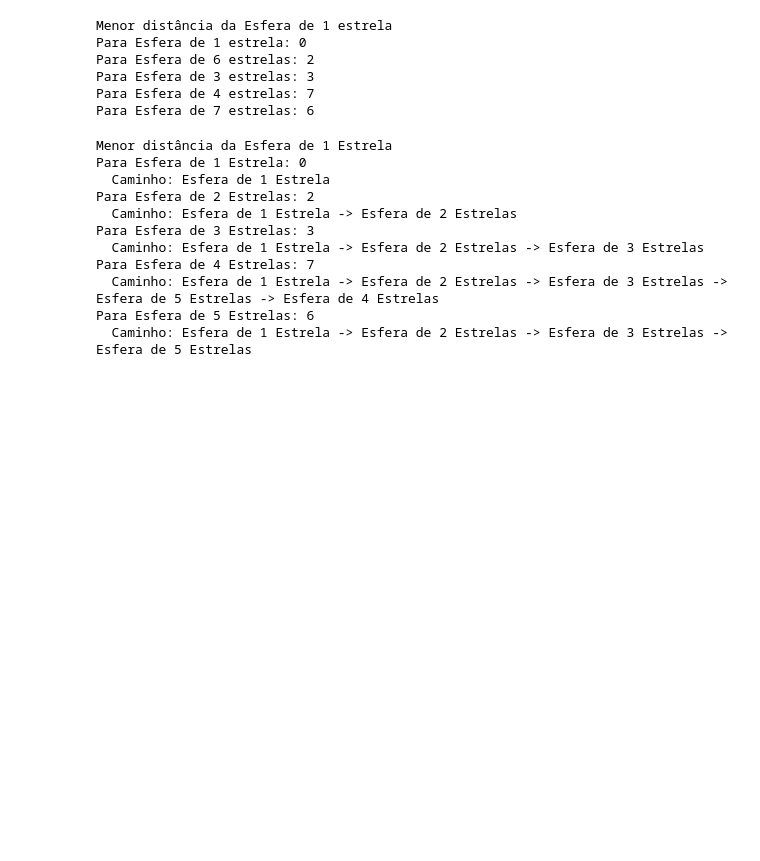
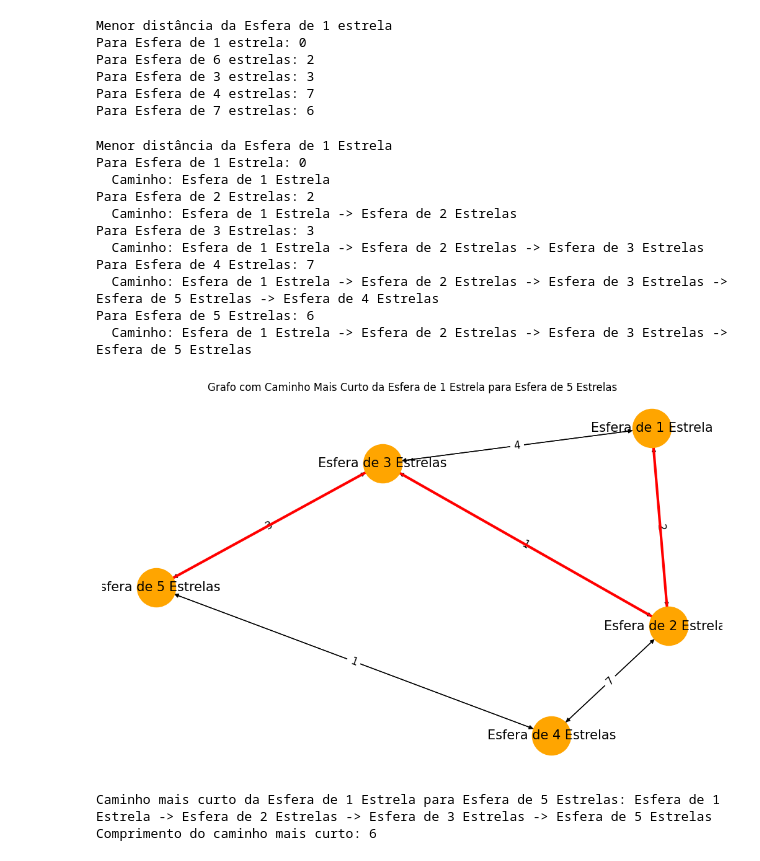
Before and after one commit to LucyenePinheiro/Algoritmos-de-Busca-Instru-es, a Jupyter notebook: lucyene_neves_e.ipynb, the cells around one changed output. Drawn from its saved outputs; the diff is of its cells as text; code cells hidden in the pictures; blank space fills up the shorter version.

Commit message:
grafo direcionado usando biblioteca network

```diff
--- a/lucyene_neves_e.ipynb
+++ b/lucyene_neves_e.ipynb
@@ -523,3 +523,57 @@ Para Esfera de 4 Estrelas: 7
   Caminho: Esfera de 1 Estrela -> Esfera de 2 Estrelas -> Esfera de 3 Estrelas -> Esfera de 5 Estrelas -> Esfera de 4 Estrelas
 Para Esfera de 5 Estrelas: 6
   Caminho: Esfera de 1 Estrela -> Esfera de 2 Estrelas -> Esfera de 3 Estrelas -> Esfera de 5 Estrelas
+# %%
+#Grafo caminho mais curto da esfera de 1 estrela para a esfera de 5 estrelas
+import networkx as nx
+import matplotlib.pyplot as plt
+
+# Grafo de exemplo
+graph = {
+    'Esfera de 1 Estrela': [('Esfera de 2 Estrelas', 2), ('Esfera de 3 Estrelas', 4)],
+    'Esfera de 2 Estrelas': [('Esfera de 1 Estrela', 2), ('Esfera de 3 Estrelas', 1), ('Esfera de 4 Estrelas', 7)],
+    'Esfera de 3 Estrelas': [('Esfera de 1 Estrela', 4), ('Esfera de 2 Estrelas', 1), ('Esfera de 5 Estrelas', 3)],
+    'Esfera de 4 Estrelas': [('Esfera de 2 Estrelas', 7), ('Esfera de 5 Estrelas', 1)],
+    'Esfera de 5 Estrelas': [('Esfera de 3 Estrelas', 3), ('Esfera de 4 Estrelas', 1)],
+}
+
+# Criação do grafo direcionado
+G = nx.DiGraph()
+for node, edges in graph.items():
+    for neighbor, weight in edges:
+        G.add_edge(node, neighbor, weight=weight)
+
+# Cálculo do caminho mais curto usando Dijkstra
+origem = 'Esfera de 1 Estrela'
+destino = 'Esfera de 5 Estrelas'
+path = nx.dijkstra_path(G, origem, destino, weight='weight')
+shortest_path_length = nx.dijkstra_path_length(G, origem, destino, weight='weight')
+
+# Gerar posições dos nós para o layout "Spring"
+pos = nx.spring_layout(G)
+
+# Gerar os rótulos das arestas com os pesos
+edge_labels = {(u, v): d['weight'] for u, v, d in G.edges(data=True)}
+
+# Desenhando o grafo
+plt.figure(figsize=(10, 6))
+nx.draw(G, pos, with_labels=True, node_color='orange', node_size=2000, font_size=15, font_color='black')
+
+# Adicionando os rótulos das arestas (pesos)
+nx.draw_networkx_edge_labels(G, pos, edge_labels=edge_labels, font_size=12)
+
+# Destacando o caminho mais curto
+if path:
+    edges_in_path = [(path[i], path[i + 1]) for i in range(len(path) - 1)]
+    nx.draw_networkx_edges(G, pos, edgelist=edges_in_path, edge_color='red', width=3)
+
+plt.title(f"Grafo com Caminho Mais Curto da {origem} para {destino}")
+plt.show()
+
+# Exibindo o caminho e o comprimento
+print(f"Caminho mais curto da {origem} para {destino}: {' -> '.join(path)}")
+print(f"Comprimento do caminho mais curto: {shortest_path_length}")
+# %% [output]
+[figure, added]
+Caminho mais curto da Esfera de 1 Estrela para Esfera de 5 Estrelas: Esfera de 1 Estrela -> Esfera de 2 Estrelas -> Esfera de 3 Estrelas -> Esfera de 5 Estrelas
+Comprimento do caminho mais curto: 6
```
